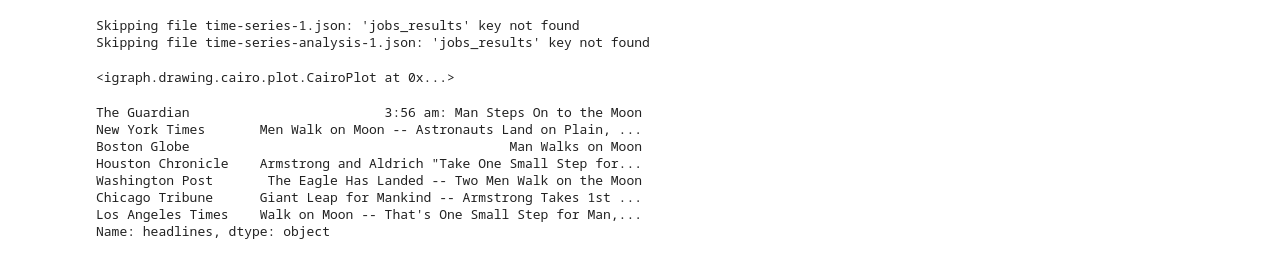
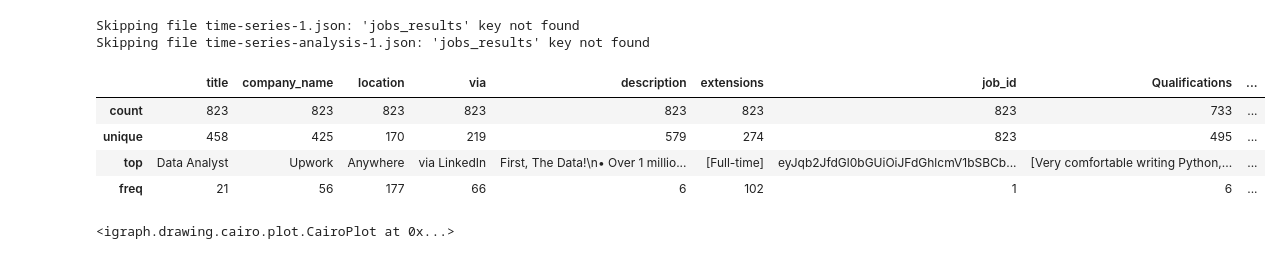
Before and after one commit to brendanbaker/dsan-23-scholarship, a Jupyter notebook: miniproject/wrangling_viz.ipynb, the cells around one changed output. Drawn from its saved outputs; the diff is of its cells as text; code cells hidden in the pictures.

```diff
--- a/miniproject/wrangling_viz.ipynb
+++ b/miniproject/wrangling_viz.ipynb
@@ -102,11 +102,28 @@ agg = pd.concat([out1, out2])
 # Remove duplicate rows based on job_id
 agg = agg.drop_duplicates(subset=['job_id'])
 
+# Remove the beginning whitespace from the location column
+agg['location'] = agg['location'].str.strip()
+
+# Remove trailing whitespace from the category column
+agg['category'] = agg['category'].str.strip()
+
+# Combine time series and time series analysis into one category
+agg['category'] = agg['category'].replace('time series analysis', 'time series')
+
 # Write to CSV
 agg.to_csv('./data/jobs.csv', index=False)
 # %% [output]
 Skipping file time-series-1.json: 'jobs_results' key not found
 Skipping file time-series-analysis-1.json: 'jobs_results' key not found
+# %%
+agg.describe()
+# %% [output]
+|  | title | company_name | location | via | description | extensions | job_id | Qualifications | ... |
+| count | 823 | 823 | 823 | 823 | 823 | 823 | 823 | 733 | ... |
+| unique | 458 | 425 | 170 | 219 | 579 | 274 | 823 | 495 | ... |
+| top | Data Analyst | Upwork | Anywhere | via LinkedIn | First, The Data!\n• Over 1 millio... | [Full-time] | eyJqb2JfdGl0bGUiOiJFdGhlcmV1bSBCb... | [Very comfortable writing Python,... | ... |
+| freq | 21 | 56 | 177 | 66 | 6 | 102 | 1 | 6 | ... |
 # %%
 import textnets as tn
 from textnets import Corpus
@@ -141,13 +169,2 @@ t.plot(label_nodes=True,
 # %% [output]
 <igraph.drawing.cairo.plot.CairoPlot at 0x...>
-# %%
-tn.examples.moon_landing
-# %% [output]
-The Guardian                         3:56 am: Man Steps On to the Moon
-New York Times       Men Walk on Moon -- Astronauts Land on Plain, ...
-Boston Globe                                         Man Walks on Moon
-Houston Chronicle    Armstrong and Aldrich "Take One Small Step for...
-Washington Post       The Eagle Has Landed -- Two Men Walk on the Moon
-Chicago Tribune      Giant Leap for Mankind -- Armstrong Takes 1st ...
-Los Angeles Times    Walk on Moon -- That's One Small Step for Man,...
-Name: headlines, dtype: object
```
Also changed, not shown: parts of 9 cells of this notebook, 2 other files.
